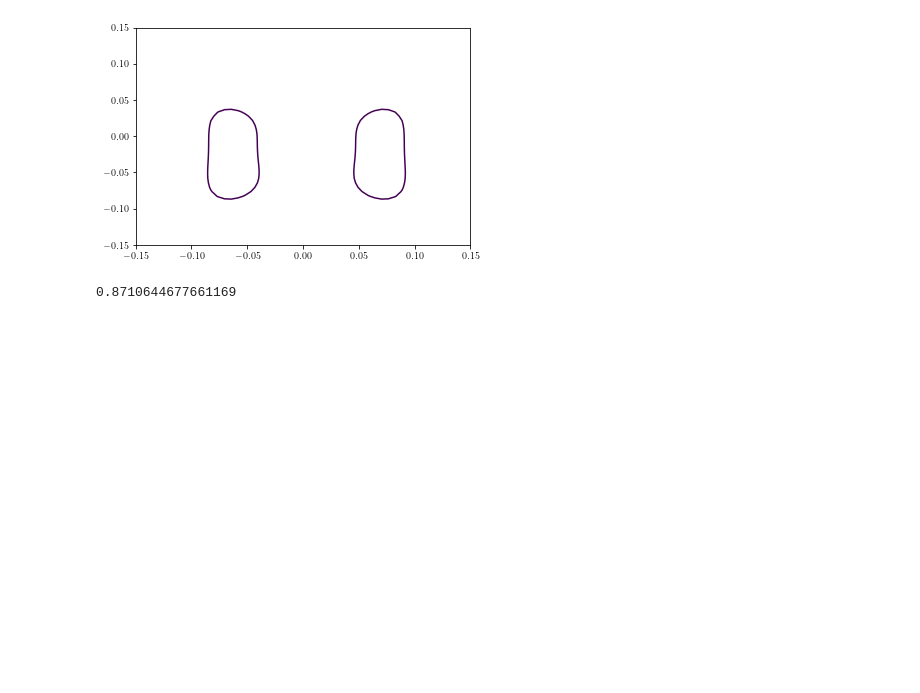
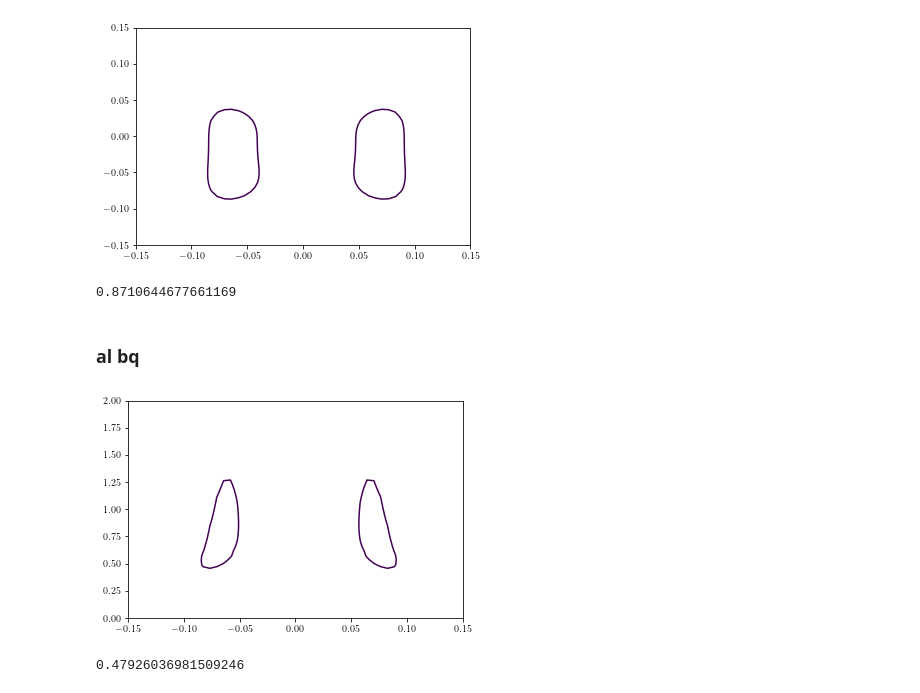
Before and after one commit to Jorge-Alda/SMEFT19-notebooks, a Jupyter notebook: PaperML/07_newplots.ipynb, the cells around one changed output. Cells and saved outputs as stored; diff of their text form; code cells hidden in the pictures; blank space fills up the shorter version.

Commit message:
Counting points inside likelihood regions: al-bq

```diff
--- a/PaperML/07_newplots.ipynb
+++ b/PaperML/07_newplots.ipynb
@@ -770,3 +770,17 @@ for mp in mlpoints.values:
 inside/len(mlpoints.values)
 # %% [output]
 0.8710644677661169
+# %% [markdown]
+### al bq
+# %%
+def read_mesh(fname, stepx=50, stepy=50):
+    zdata = pd.read_csv(fname, sep='\t', header=None).to_numpy(dtype=float)
+    xcoords = np.linspace(-0.15, 0.15, stepx)
+    ycoords = np.linspace(0.0, 2.0, stepy)
+    return (xcoords, ycoords, np.array(zdata.T))
+# %%
+CS = polygon(read_mesh('../data/likelihood/likelihood_rotBII_albq.dat'), 1.0)
+coll = CS.collections[0]
+paths = coll.get_paths()
+# %% [output]
+[figure, added]
@@ -772,0 +794,4 @@ inside/len(mlpoints.values)
+# %%
+inside/len(mlpoints.values)
+# %% [output]
+0.47926036981509246
```
Also changed, not shown: parts of 4 cells of this notebook.
